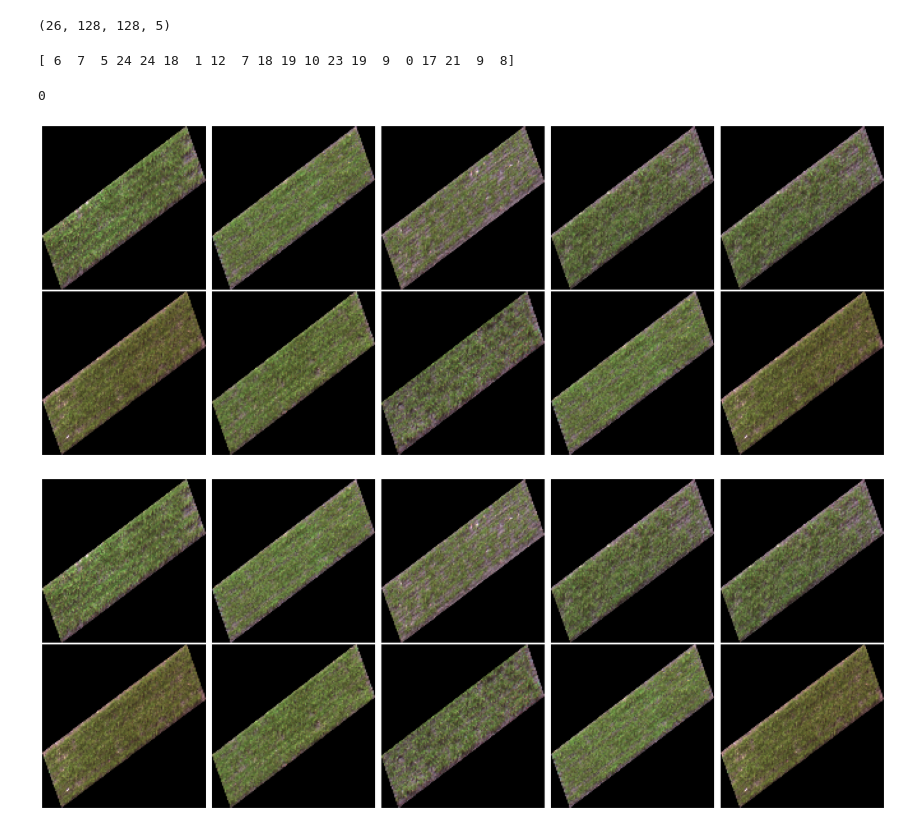
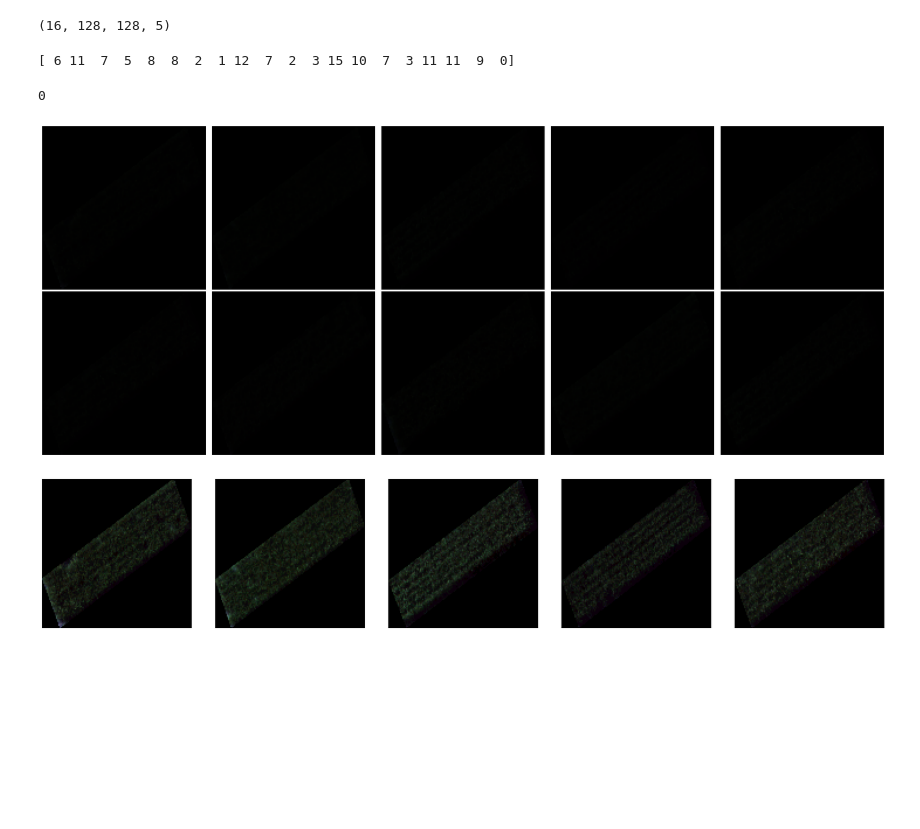
Before and after one commit to felipealencar/plant-disease-prediction, a Jupyter notebook: benchmarking.ipynb, the cells around one changed output. Cells and saved outputs as stored; diff of their text form; code cells hidden in the pictures; blank space fills up the shorter version.

Commit message:
Fixing the spectral profile; Adding the charts for the paper; Version 0.9.

```diff
--- a/benchmarking.ipynb
+++ b/benchmarking.ipynb
@@ -37,5 +36,5 @@ OPTIMIZER = tf.keras.optimizers.legacy.Adam(0.0002, 0.5) #M1 Optimizer
 # %%
-MAIN_DIR = r"/Users/felipealencar/Desktop/plant-disease-prediction/dataset/LARGO1/08-30"
+MAIN_DIR = r"/Users/felipealencar/Desktop/plant-disease-prediction/dataset/LARGO1/10-26"
 
 # Find the last occurrence of the backslash (\)
 last_backslash_index = MAIN_DIR.rfind('/')
@@ -49,7 +48,7 @@ def load_images(folder):
     target = 1
     labels = []
     for i in os.listdir(folder):
-        if i.endswith("_UNHEALTHY.tif"):
+        if i.endswith("_HEALTHY.tif"):
             img_dir = os.path.join(folder,i)
             try:
                 img = tifffile.imread(img_dir)
@@ -74,14 +73,14 @@ def load_images(folder):
 data, labels = load_images(MAIN_DIR)
 print(data.shape)
 # %% [output]
-(26, 128, 128, 5)
+(16, 128, 128, 5)
 # %%
 np.random.seed(SEED)
 idxs = np.random.randint(0, data.shape[0], 20)
 print(idxs)
 X_train = data[idxs]
 # %% [output]
-[ 6  7  5 24 24 18  1 12  7 18 19 10 23 19  9  0 17 21  9  8]
+[ 6 11  7  5  8  8  2  1 12  7  2  3 15 10  7  3 11 11  9  0]
 # %%
 
 plt.figure(figsize=(20,8))
@@ -97,28 +96,28 @@ X_train.shape
 print(np.amin(X_train))
 # %% [output]
 0
-[figure, old version]
+[figure, new version]
 # %%
 # Normalize the Images
 X_train = (X_train - X_train.min()) / (X_train.max() - X_train.min())
 
 # Reshape images
 X_train = X_train.reshape(-1, WIDTH,HEIGHT,CHANNELS)
 
 # Check shape
 X_train.shape
 
-plt.figure(figsize=(20,8))
-for i in range(10):
+plt.figure(figsize=(22,8))
+for i in range(5):
     axs = plt.subplot(2,5,i+1)
     plt.imshow(X_train[i][:,:,:3], vmin=-1, vmax=1)
     plt.axis('off')
     axs.set_xticklabels([])
     axs.set_yticklabels([])
     plt.subplots_adjust(wspace=None, hspace=None)
 plt.tight_layout()
 # %% [output]
-[figure, old version]
+[figure, new version]
 # %%
 import importlib
 importlib.reload(ppgan)
```
Also changed, not shown: parts of 16 cells of this notebook, 20 other files.
